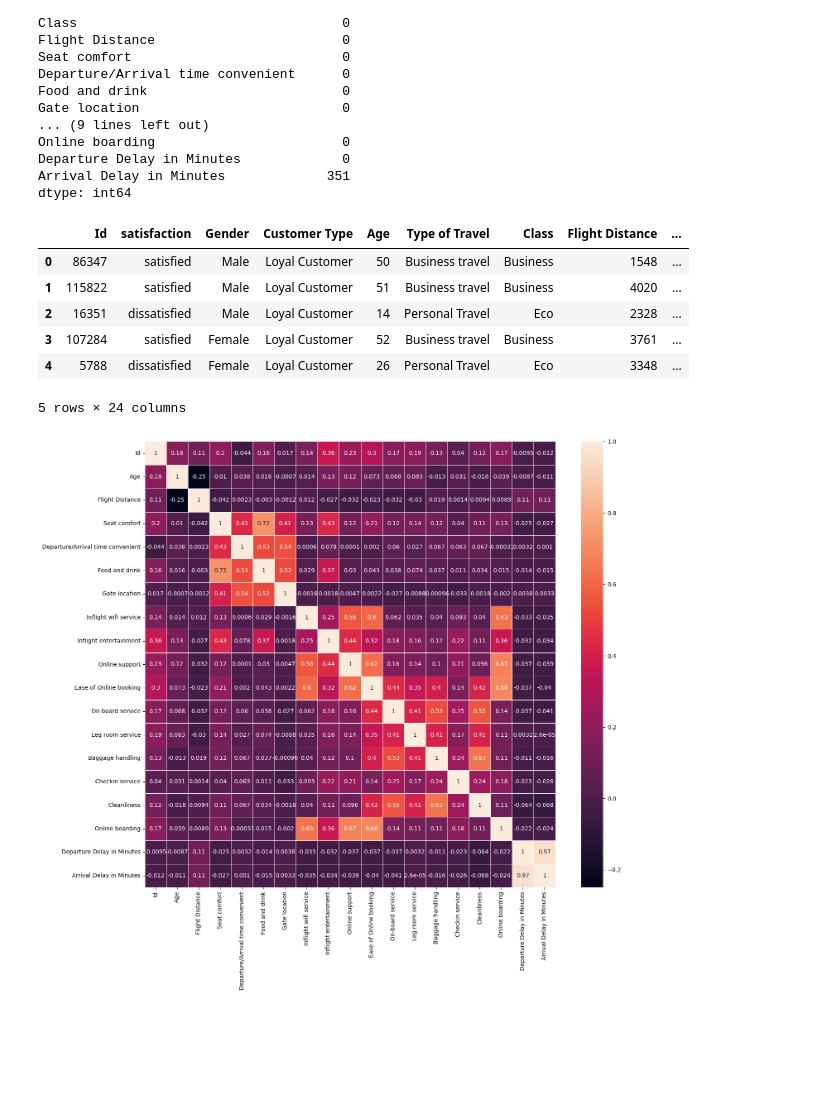
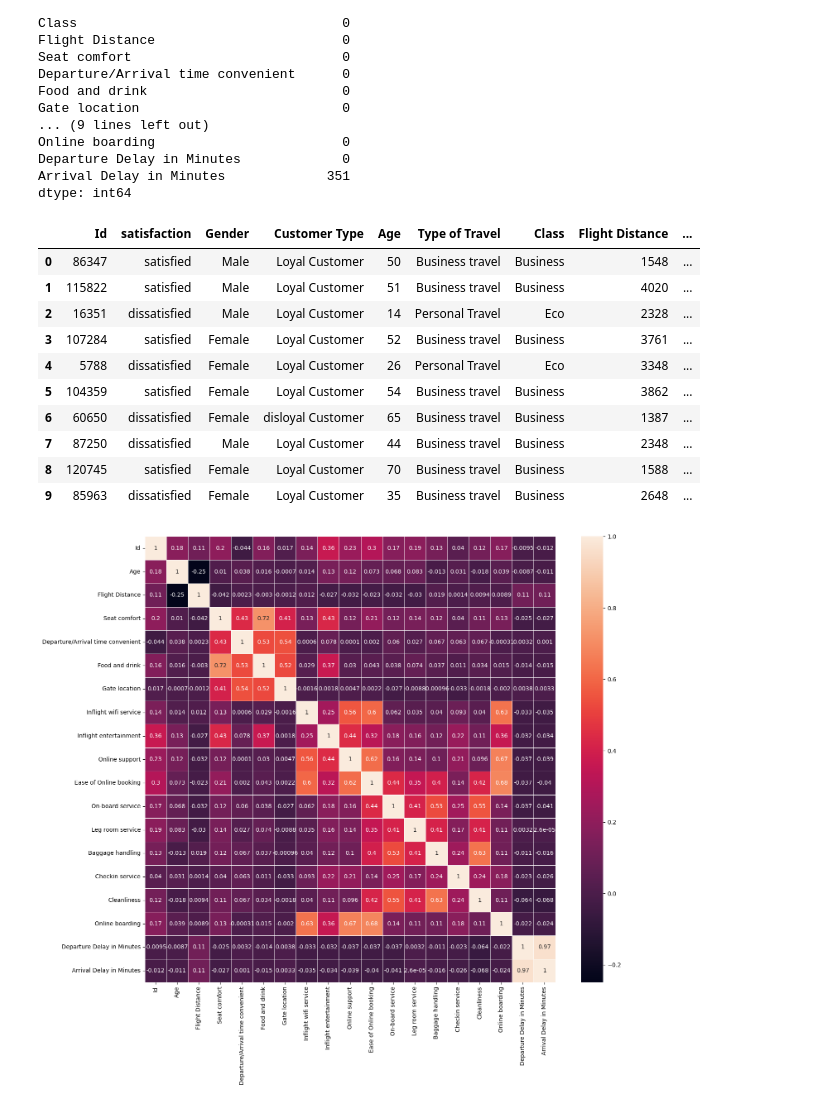
Before and after one commit to ik0zy/Fly-High-With-FDS, a Jupyter notebook: notebook.ipynb, the cells around one changed output. Drawn from its saved outputs; the diff is of its cells as text; code cells hidden in the pictures; blank space fills up the shorter version.

```diff
--- a/notebook.ipynb
+++ b/notebook.ipynb
@@ -3,6 +3,11 @@ import pandas as pd
 import seaborn as sns
 from matplotlib import pyplot as plt
 import numpy as np
+
+
+#Tweaks to the libraries
+#Shows all the columns in the dataframe
+pd.set_option('display.max_columns', None)
 # %%
 df = pd.read_csv('train.csv')
 print(df.shape)
@@ -49,15 +54,19 @@ Departure Delay in Minutes             0
 Arrival Delay in Minutes             351
 dtype: int64
 # %%
-df.head()
+df.head(10)
 # %% [output]
 |  | Id | satisfaction | Gender | Customer Type | Age | Type of Travel | Class | Flight Distance | ... |
 | 0 | 86347 | satisfied | Male | Loyal Customer | 50 | Business travel | Business | 1548 | ... |
 | 1 | 115822 | satisfied | Male | Loyal Customer | 51 | Business travel | Business | 4020 | ... |
 | 2 | 16351 | dissatisfied | Male | Loyal Customer | 14 | Personal Travel | Eco | 2328 | ... |
 | 3 | 107284 | satisfied | Female | Loyal Customer | 52 | Business travel | Business | 3761 | ... |
 | 4 | 5788 | dissatisfied | Female | Loyal Customer | 26 | Personal Travel | Eco | 3348 | ... |
+| 5 | 104359 | satisfied | Female | Loyal Customer | 54 | Business travel | Business | 3862 | ... |
+| 6 | 60650 | dissatisfied | Female | disloyal Customer | 65 | Business travel | Business | 1387 | ... |
+| 7 | 87250 | dissatisfied | Male | Loyal Customer | 44 | Business travel | Business | 2348 | ... |
+| 8 | 120745 | satisfied | Female | Loyal Customer | 70 | Business travel | Business | 1588 | ... |
+| 9 | 85963 | dissatisfied | Female | Loyal Customer | 35 | Business travel | Business | 2648 | ... |
-5 rows × 24 columns
 # %%
 # Select only integer and float columns
 numeric_df = df.select_dtypes(include=['int64', 'float64'])
```
Also changed, not shown: parts of 5 cells of this notebook, 1 other file.
